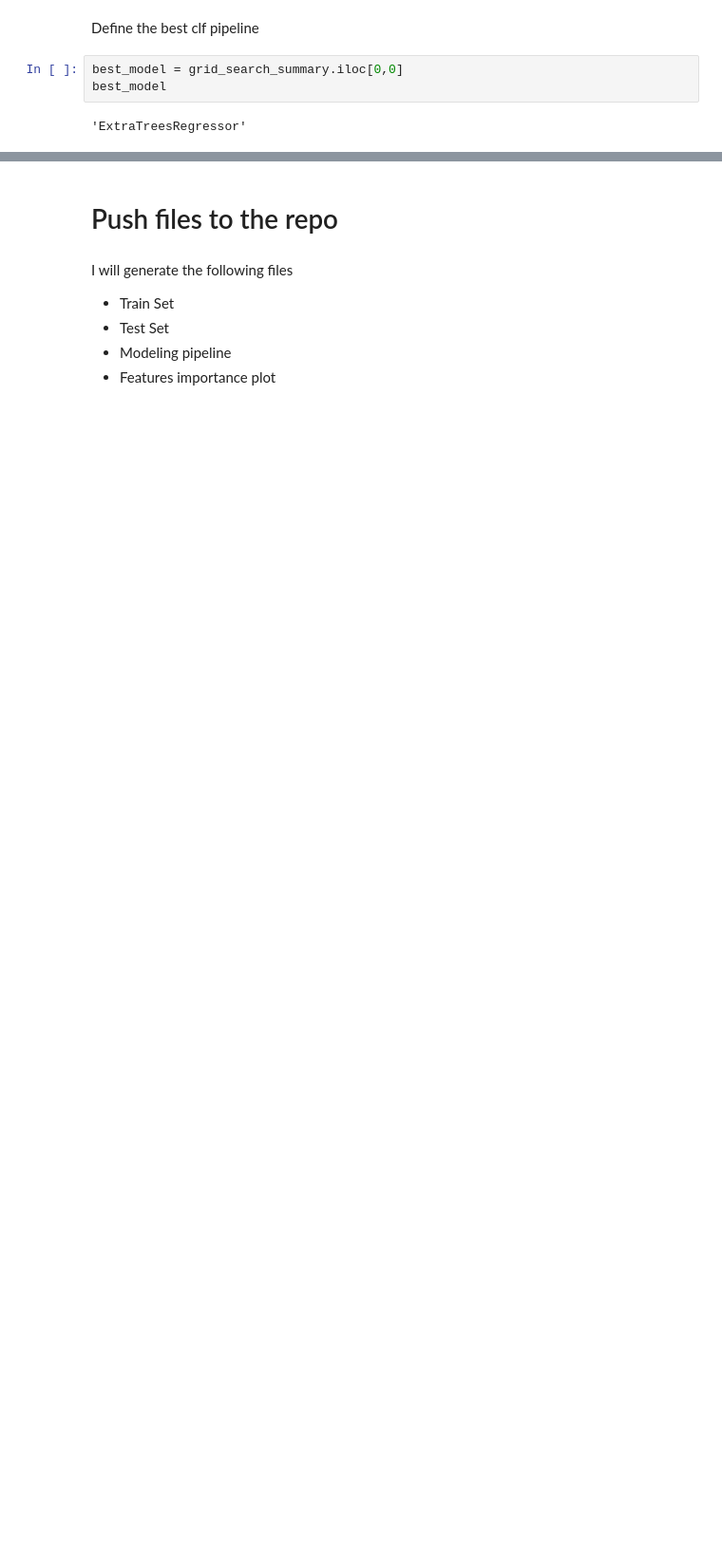
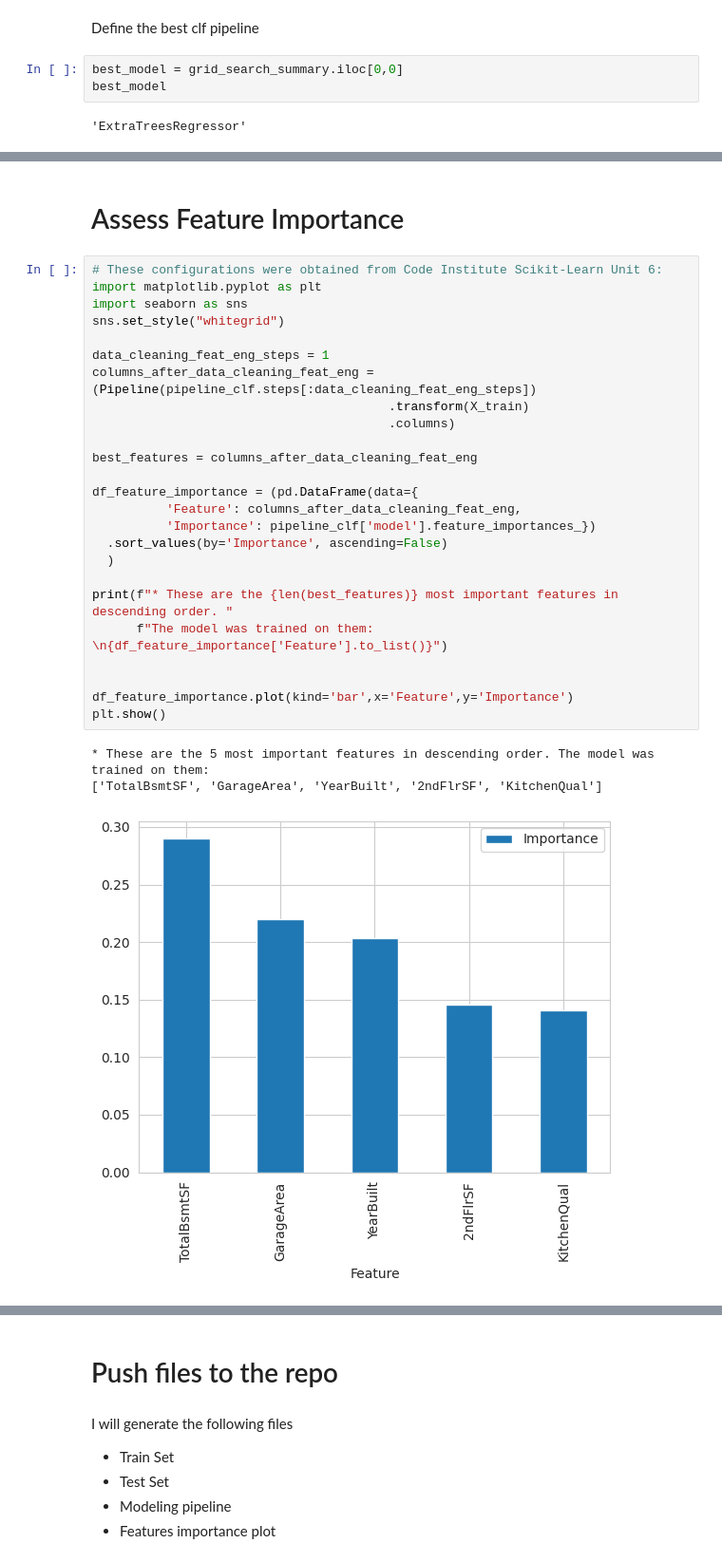
Before and after one commit to andresfgc/P5-Heritage-housing-issues, a Jupyter notebook: jupyter_notebooks/05 - Modeling and Evaluation.ipynb, the cells around one changed output, grey strips where cells are left out. Shown at 95% size. Drawn from its saved outputs; the diff is of its cells as text; blank space fills up the shorter version.

```diff
--- a/jupyter_notebooks/05 - Modeling and Evaluation.ipynb
+++ b/jupyter_notebooks/05 - Modeling and Evaluation.ipynb
@@ -651,0 +644,31 @@ Pipeline(steps=[('mean',
+# %% [markdown]
+# Assess Feature Importance
+# %%
+# These configurations were obtained from Code Institute Scikit-Learn Unit 6:
+import matplotlib.pyplot as plt
+import seaborn as sns
+sns.set_style("whitegrid")
+
+data_cleaning_feat_eng_steps = 1
+columns_after_data_cleaning_feat_eng = (Pipeline(pipeline_clf.steps[:data_cleaning_feat_eng_steps])
+                                        .transform(X_train)
+                                        .columns)
+
+best_features = columns_after_data_cleaning_feat_eng
+
+df_feature_importance = (pd.DataFrame(data={
+          'Feature': columns_after_data_cleaning_feat_eng,
+          'Importance': pipeline_clf['model'].feature_importances_})
+  .sort_values(by='Importance', ascending=False)
+  )
+
+print(f"* These are the {len(best_features)} most important features in descending order. "
+      f"The model was trained on them: \n{df_feature_importance['Feature'].to_list()}")
+
+
+df_feature_importance.plot(kind='bar',x='Feature',y='Importance')
+plt.show()
+# %% [output]
+* These are the 5 most important features in descending order. The model was trained on them:
+['TotalBsmtSF', 'GarageArea', 'YearBuilt', '2ndFlrSF', 'KitchenQual']
+[figure, added]
```
Also changed, not shown: parts of 15 cells of this notebook, 8 other files.
